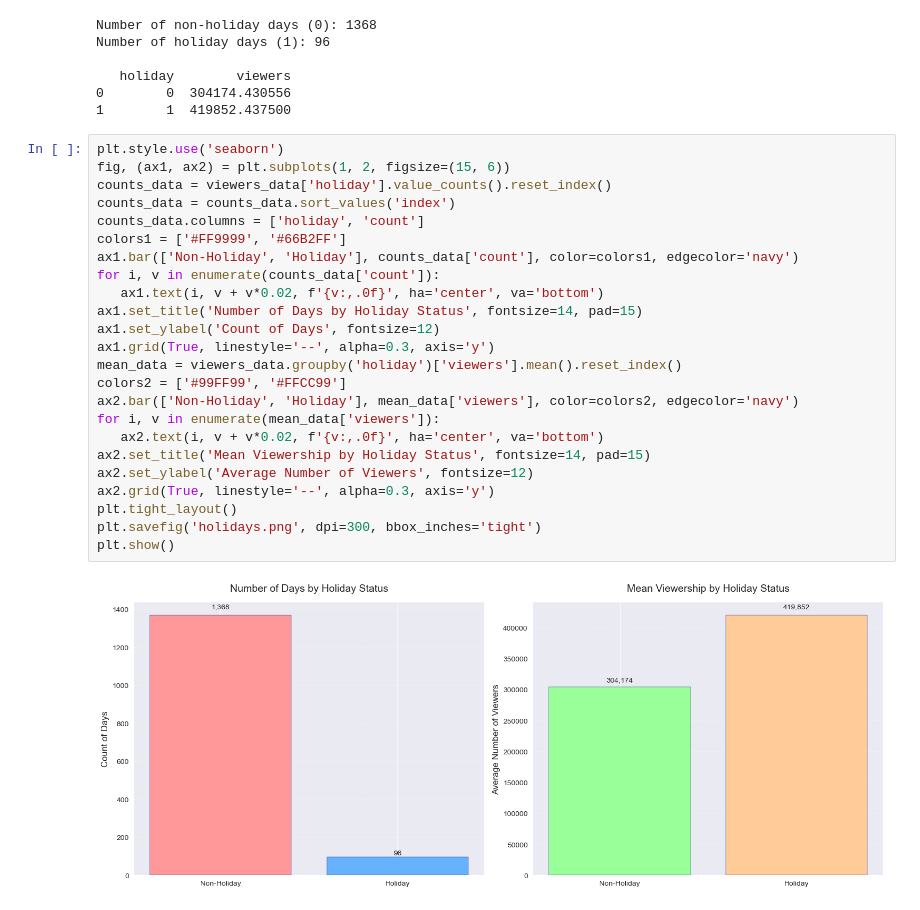
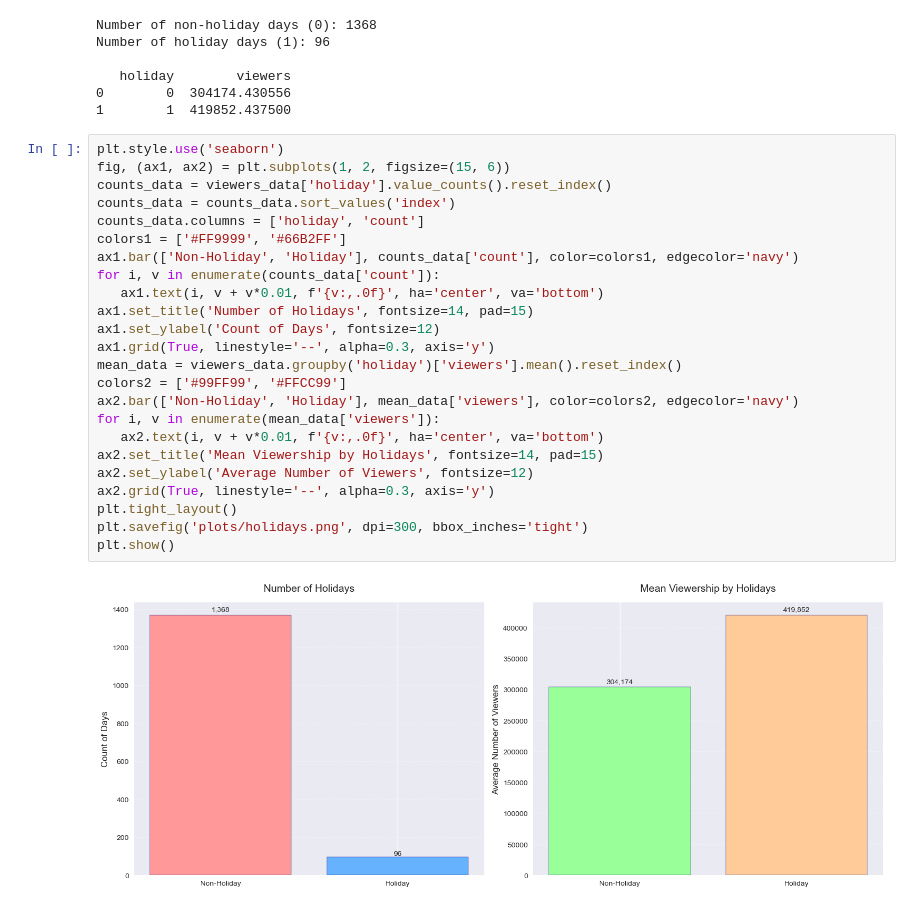
Before and after one commit to akshat-karwa/viewership_forecasting, a Jupyter notebook: analysis.ipynb, the cells around one changed output. Saved outputs shown, nothing was run; the diff lists cells and outputs as text.

```diff
--- a/analysis.ipynb
+++ b/analysis.ipynb
@@ -431,26 +432,26 @@ Number of holiday days (1): 96
 # %%
 plt.style.use('seaborn')
 fig, (ax1, ax2) = plt.subplots(1, 2, figsize=(15, 6))
 counts_data = viewers_data['holiday'].value_counts().reset_index()
 counts_data = counts_data.sort_values('index')
 counts_data.columns = ['holiday', 'count']
 colors1 = ['#FF9999', '#66B2FF']
 ax1.bar(['Non-Holiday', 'Holiday'], counts_data['count'], color=colors1, edgecolor='navy')
 for i, v in enumerate(counts_data['count']):
-   ax1.text(i, v + v*0.02, f'{v:,.0f}', ha='center', va='bottom')
-ax1.set_title('Number of Days by Holiday Status', fontsize=14, pad=15)
+   ax1.text(i, v + v*0.01, f'{v:,.0f}', ha='center', va='bottom')
+ax1.set_title('Number of Holidays', fontsize=14, pad=15)
 ax1.set_ylabel('Count of Days', fontsize=12)
 ax1.grid(True, linestyle='--', alpha=0.3, axis='y')
 mean_data = viewers_data.groupby('holiday')['viewers'].mean().reset_index()
 colors2 = ['#99FF99', '#FFCC99']
 ax2.bar(['Non-Holiday', 'Holiday'], mean_data['viewers'], color=colors2, edgecolor='navy')
 for i, v in enumerate(mean_data['viewers']):
-   ax2.text(i, v + v*0.02, f'{v:,.0f}', ha='center', va='bottom')
-ax2.set_title('Mean Viewership by Holiday Status', fontsize=14, pad=15)
+   ax2.text(i, v + v*0.01, f'{v:,.0f}', ha='center', va='bottom')
+ax2.set_title('Mean Viewership by Holidays', fontsize=14, pad=15)
 ax2.set_ylabel('Average Number of Viewers', fontsize=12)
 ax2.grid(True, linestyle='--', alpha=0.3, axis='y')
 plt.tight_layout()
-plt.savefig('holidays.png', dpi=300, bbox_inches='tight')
+plt.savefig('plots/holidays.png', dpi=300, bbox_inches='tight')
 plt.show()
 # %% [output]
-[figure, old version]
+[figure, new version]
```
Also changed, not shown: parts of 7 cells of this notebook, 9 other files.
